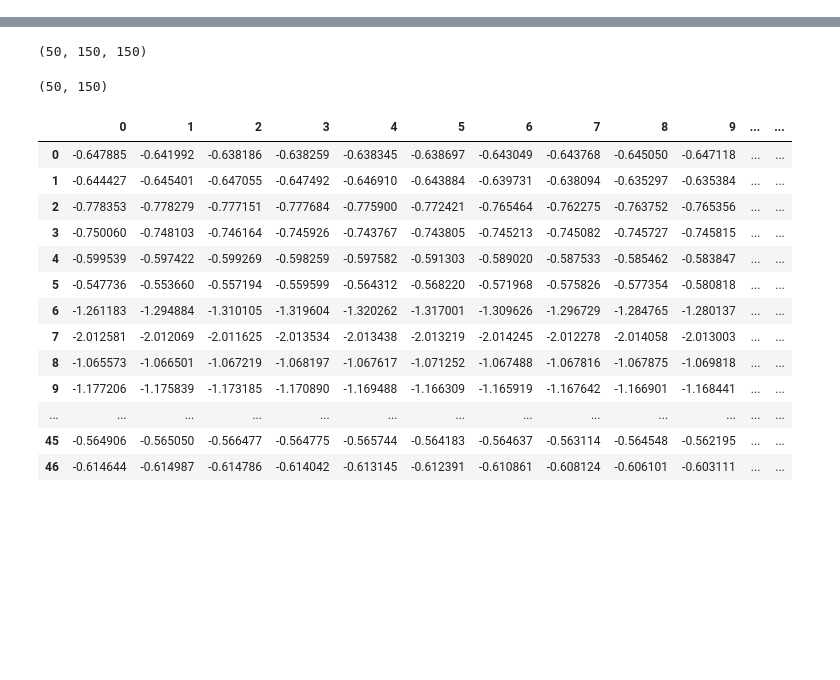
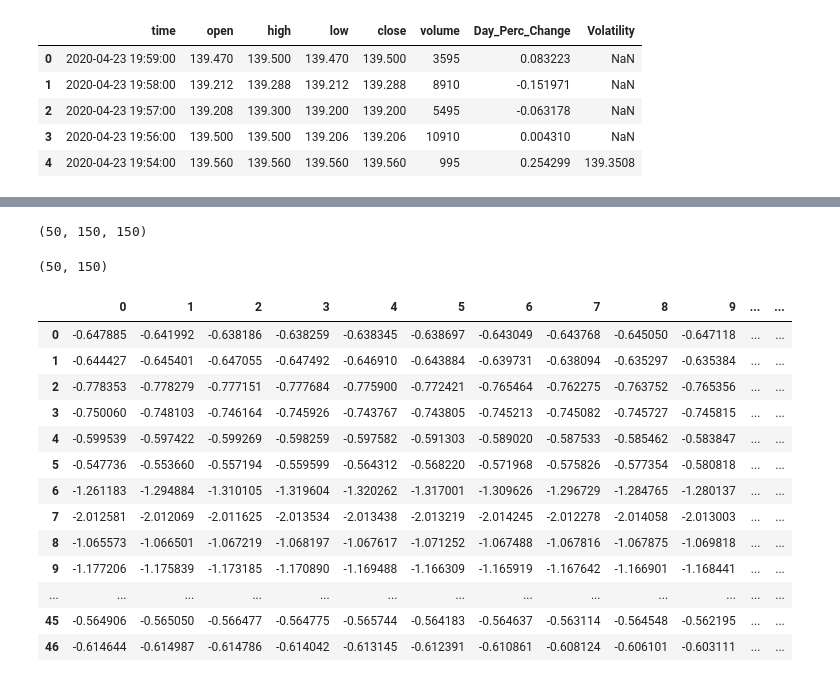
Before and after one commit to leeso1718/StockMarket_explainableAI, a Jupyter notebook: notebooks/data_nb/timeseries_convert_img.ipynb, the cells around one changed output, grey strips where cells are left out. Cells and saved outputs as stored; diff of their text form; code cells hidden in the pictures; blank space fills up the shorter version.

```diff
--- a/notebooks/data_nb/timeseries_convert_img.ipynb
+++ b/notebooks/data_nb/timeseries_convert_img.ipynb
@@ -11,0 +14,9 @@ data.set_index('Date', inplace=True)
+# %%
+data.head()
+# %% [output]
+|  | time | open | high | low | close | volume | Day_Perc_Change | Volatility |
+| 0 | 2020-04-23 19:59:00 | 139.470 | 139.500 | 139.470 | 139.500 | 3595 | 0.083223 | NaN |
+| 1 | 2020-04-23 19:58:00 | 139.212 | 139.288 | 139.212 | 139.288 | 8910 | -0.151971 | NaN |
+| 2 | 2020-04-23 19:57:00 | 139.208 | 139.300 | 139.200 | 139.200 | 5495 | -0.063178 | NaN |
+| 3 | 2020-04-23 19:56:00 | 139.500 | 139.500 | 139.206 | 139.206 | 10910 | 0.004310 | NaN |
+| 4 | 2020-04-23 19:54:00 | 139.560 | 139.560 | 139.560 | 139.560 | 995 | 0.254299 | 139.3508 |
```
Also changed, not shown: parts of 10 cells of this notebook, 27 other files.
